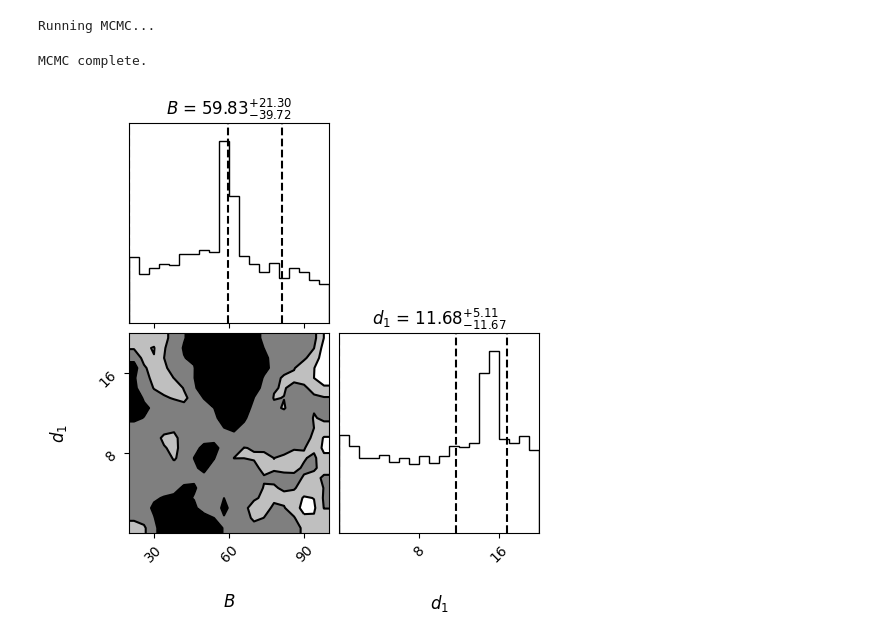
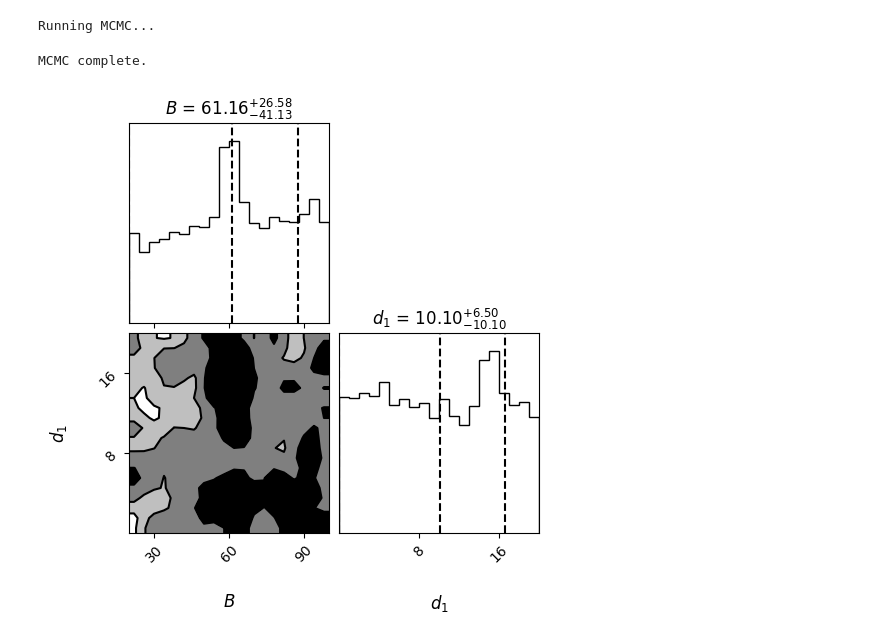
Before and after one commit to ChunHuangPhy/CompactOject, a Jupyter notebook: Emcee_Workflow/MIT_Bag_emcee.ipynb, the cells around one changed output. Drawn from its saved outputs; the diff is of its cells as text; code cells hidden in the pictures.

```diff
--- a/Emcee_Workflow/MIT_Bag_emcee.ipynb
+++ b/Emcee_Workflow/MIT_Bag_emcee.ipynb
@@ -295,36 +246,36 @@ p0 = sample_initial_positions(nwalkers, ndim)
 sampler = emcee.EnsembleSampler(nwalkers, ndim, log_probability)
 
 # Number of steps for MCMC
-nsteps = 210  # Set to 50 as per your request
+nsteps = 500  # Set to 50 as per your request
 
 # Run MCMC
 print("Running MCMC...")
 sampler.run_mcmc(p0, nsteps, progress=True)
 print("MCMC complete.")
 
 # Extract the samples
 samples = sampler.get_chain(flat=True)
 
 # Create corner plot
 labels = [r"$B$", r"$d_1$"]  # Adjust labels based on your parameters
 
 figure = corner.corner(samples, labels=labels,
                        smooth=0.9,
                        label_kwargs=dict(fontsize=12),
                        title_kwargs=dict(fontsize=12),
                        quantiles=[0., 0.5, 0.84],
                        levels=(1 - np.exp(-0.5), 1 - np.exp(-2), 1 - np.exp(-9 / 2.)),
                        plot_density=False,
                        plot_datapoints=False,
                        fill_contours=True,
                        show_titles=True,
                        max_n_ticks=3,
                        title_fmt='.2f')
 
 # Save and show the corner plot
 plt.savefig("corner_plot.png")
 plt.show()  # Display the plot
 # %% [output]
 Running MCMC...
 MCMC complete.
-[figure, old version]
+[figure, new version]
```
Also changed, not shown: parts of 12 cells of this notebook.
